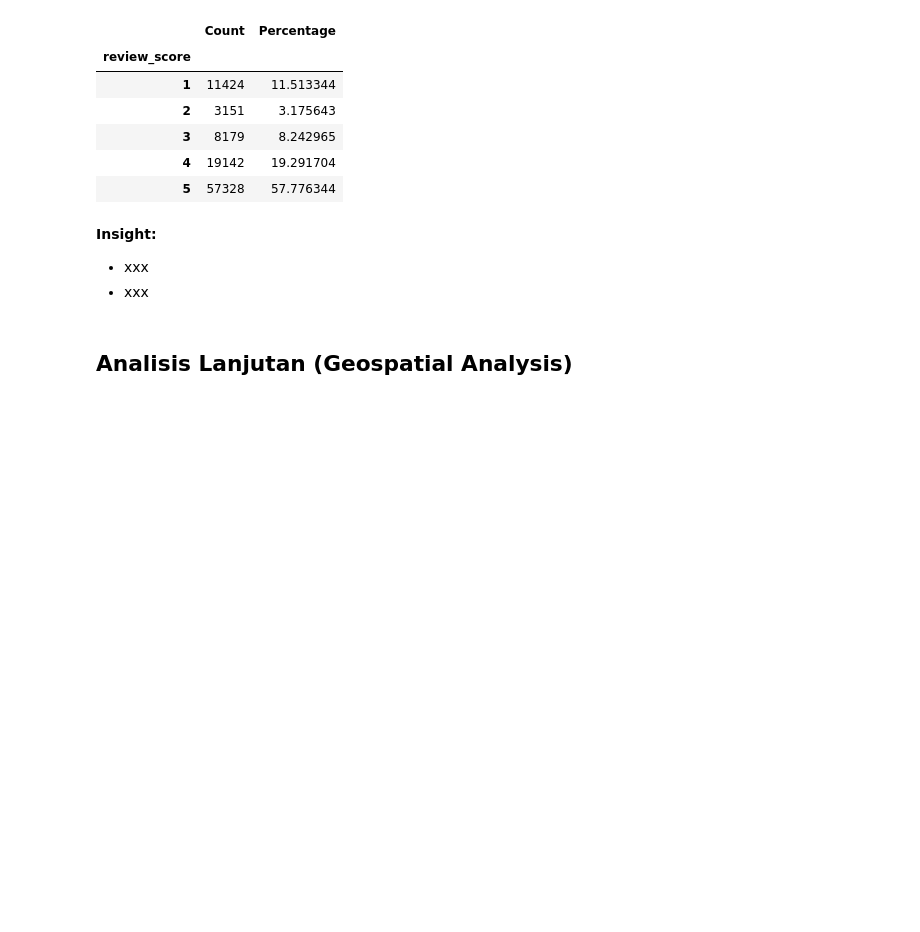
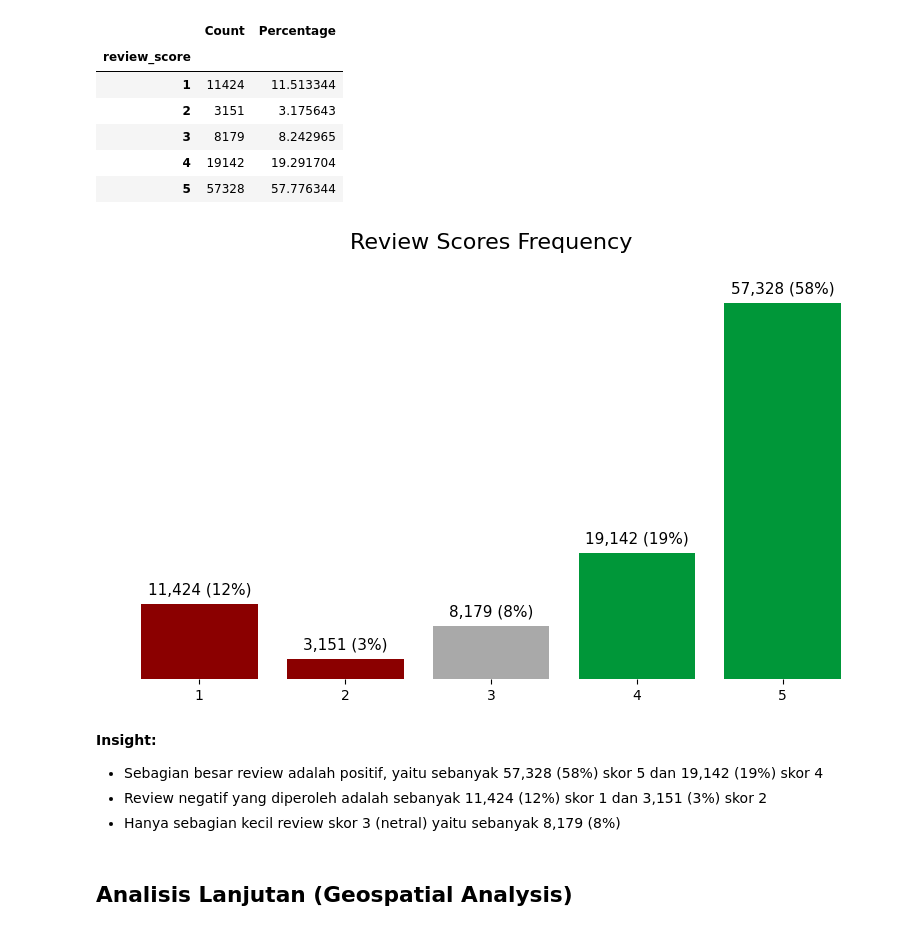
Before and after one commit to arguto1993/olist-ecommerce-performance, a Jupyter notebook: ecommerce_performance.ipynb, the cells around one changed output. Cells and saved outputs as stored; diff of their text form; code cells hidden in the pictures; blank space fills up the shorter version.

```diff
--- a/ecommerce_performance.ipynb
+++ b/ecommerce_performance.ipynb
@@ -2274,7 +2269,3 @@ review_scores_summary
 | 3 | 8179 | 8.242965 |
 | 4 | 19142 | 19.291704 |
 | 5 | 57328 | 57.776344 |
-# %% [markdown]
-**Insight:**
-- xxx
-- xxx
@@ -2281,3 +2292,54 @@ review_scores_summary
+# %%
+# Sort values by 'review_score' for better visual ordering
+sorted_data = review_scores_summary.sort_index(ascending=False)
+
+# Plot the vertical bar chart
+fig, ax = plt.subplots(figsize=(8, 5))
+bars = ax.bar(
+    sorted_data.index,
+    sorted_data['Count'],
+    color=[color1, color1, color4, color3, color3]
+)
+
+# Calculate the average height of the bars
+average_height = sum(bar.get_height() for bar in bars) / len(bars)
+offset = 0.05 * average_height  # 2% of the average height
+
+# Calculate the total count for percentages
+total_count = sum(bar.get_height() for bar in bars)
+
+# Add data labels with percentages
+for bar in bars:
+    count = bar.get_height()
+    percentage = (count / total_count) * 100
+    ax.text(
+        bar.get_x() + bar.get_width() / 2,  # X-coordinate
+        count + offset,  # Y-coordinate
+        f'{count:,.0f} ({percentage:.0f}%)',  # Label with percentage
+        ha='center', va='bottom', fontsize=11, color='black'  # Text styling
+    )
+
+# Set the title and labels
+title = "Review Scores Frequency"
+ax.set_title(title, fontsize=16, pad=25, ha='center')
+
+# Hide spines
+spines_to_hide = ['top', 'left', 'right', 'bottom']
+for spine in spines_to_hide:
+    ax.spines[spine].set_visible(False)
+
+# Remove y-axis
+ax.yaxis.set_visible(False)
+
+plt.tight_layout()
+plt.show()
+# %% [output]
+[figure, added]
+# %% [markdown]
+**Insight:**
+- Sebagian besar review adalah positif, yaitu sebanyak 57,328 (58%) skor 5 dan 19,142 (19%) skor 4
+- Review negatif yang diperoleh adalah sebanyak 11,424 (12%) skor 1 dan 3,151 (3%) skor 2
+- Hanya sebagian kecil review skor 3 (netral) yaitu sebanyak 8,179 (8%)
 # %% [markdown]
 ## Analisis Lanjutan (Geospatial Analysis)
 # %% [markdown]
```
Also changed, not shown: parts of 2 cells of this notebook.
